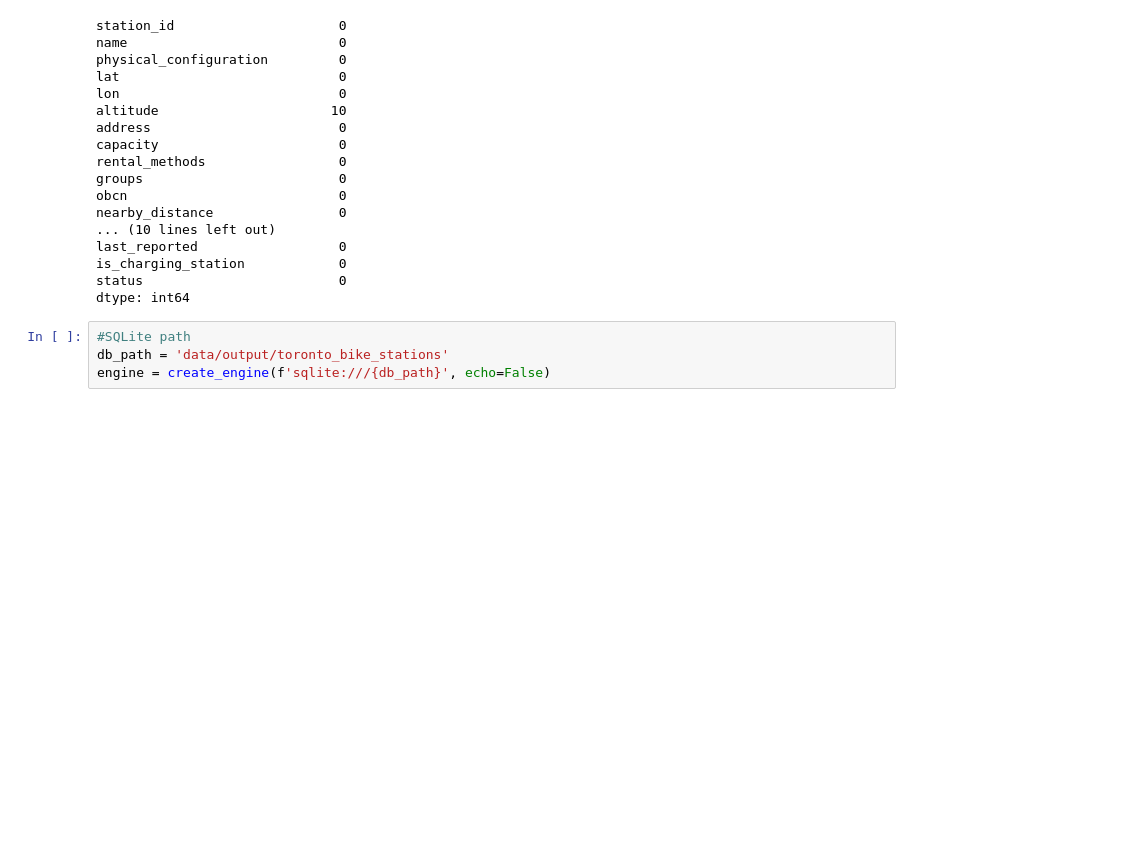
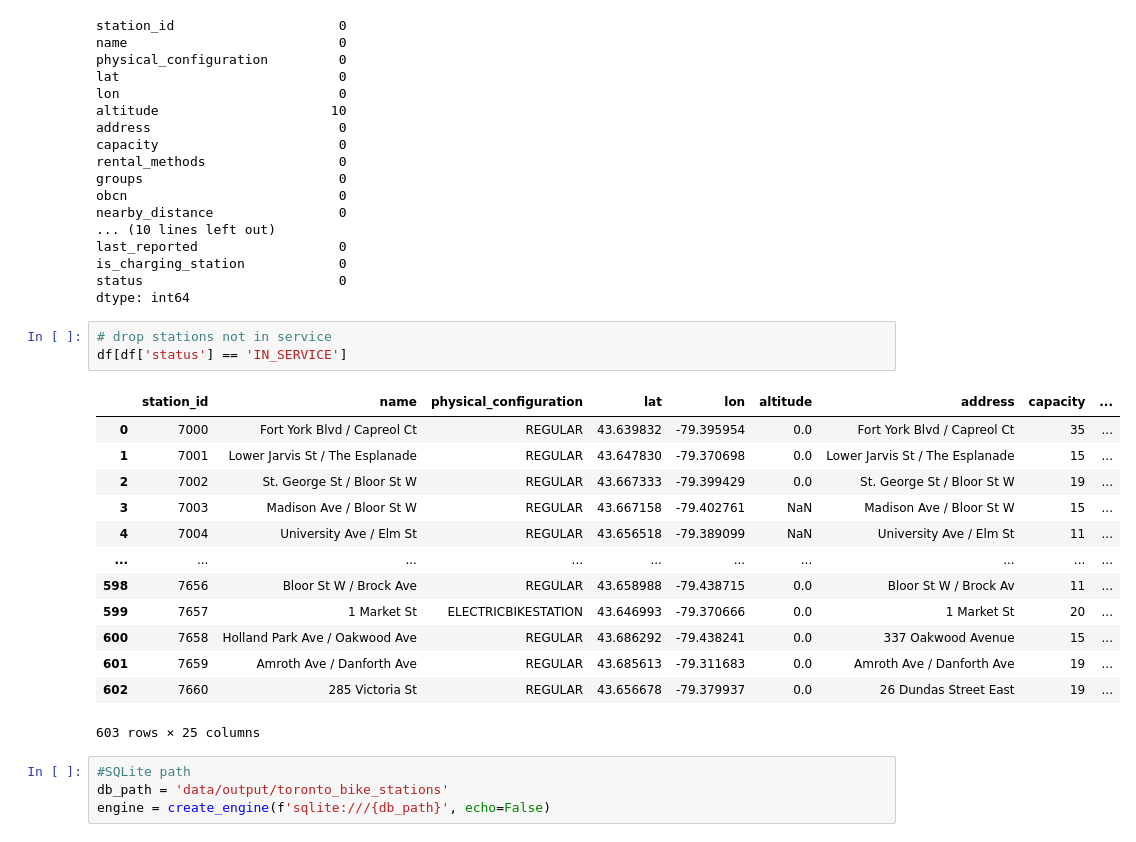
Before and after one commit to FaiBarazi/ocean, a Jupyter notebook: etl_code.ipynb, the cells around one changed output. Cells and saved outputs as stored; diff of their text form; blank space fills up the shorter version.

Commit message:
Filter the stations that are in service.

```diff
--- a/etl_code.ipynb
+++ b/etl_code.ipynb
@@ -126,6 +126,23 @@ last_reported                  0
 is_charging_station            0
 status                         0
 dtype: int64
+# %%
+# drop stations not in service
+df[df['status'] == 'IN_SERVICE']
+# %% [output]
+|  | station_id | name | physical_configuration | lat | lon | altitude | address | capacity | ... |
+| 0 | 7000 | Fort York Blvd / Capreol Ct | REGULAR | 43.639832 | -79.395954 | 0.0 | Fort York Blvd / Capreol Ct | 35 | ... |
+| 1 | 7001 | Lower Jarvis St / The Esplanade | REGULAR | 43.647830 | -79.370698 | 0.0 | Lower Jarvis St / The Esplanade | 15 | ... |
+| 2 | 7002 | St. George St / Bloor St W | REGULAR | 43.667333 | -79.399429 | 0.0 | St. George St / Bloor St W | 19 | ... |
+| 3 | 7003 | Madison Ave / Bloor St W | REGULAR | 43.667158 | -79.402761 | NaN | Madison Ave / Bloor St W | 15 | ... |
+| 4 | 7004 | University Ave / Elm St | REGULAR | 43.656518 | -79.389099 | NaN | University Ave / Elm St | 11 | ... |
+| ... | ... | ... | ... | ... | ... | ... | ... | ... | ... |
+| 598 | 7656 | Bloor St W / Brock Ave | REGULAR | 43.658988 | -79.438715 | 0.0 | Bloor St W / Brock Av | 11 | ... |
+| 599 | 7657 | 1 Market St | ELECTRICBIKESTATION | 43.646993 | -79.370666 | 0.0 | 1 Market St | 20 | ... |
+| 600 | 7658 | Holland Park Ave / Oakwood Ave | REGULAR | 43.686292 | -79.438241 | 0.0 | 337 Oakwood Avenue | 15 | ... |
+| 601 | 7659 | Amroth Ave / Danforth Ave | REGULAR | 43.685613 | -79.311683 | 0.0 | Amroth Ave / Danforth Ave | 19 | ... |
+| 602 | 7660 | 285 Victoria St | REGULAR | 43.656678 | -79.379937 | 0.0 | 26 Dundas Street East | 19 | ... |
+603 rows × 25 columns
 # %%
 #SQLite path
 db_path = 'data/output/toronto_bike_stations'
```
Also changed, not shown: parts of 1 cell of this notebook.
